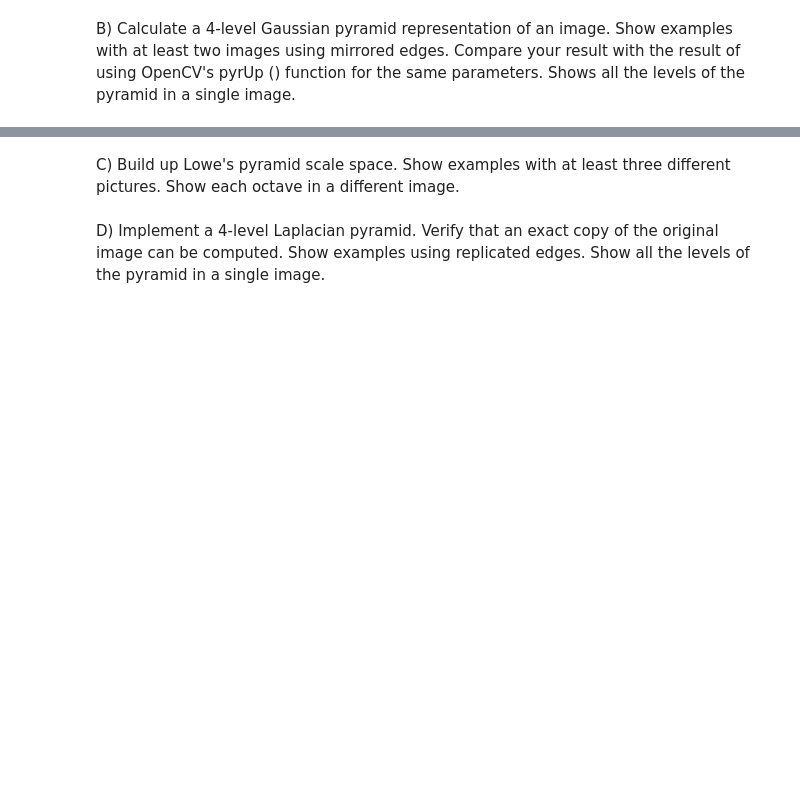
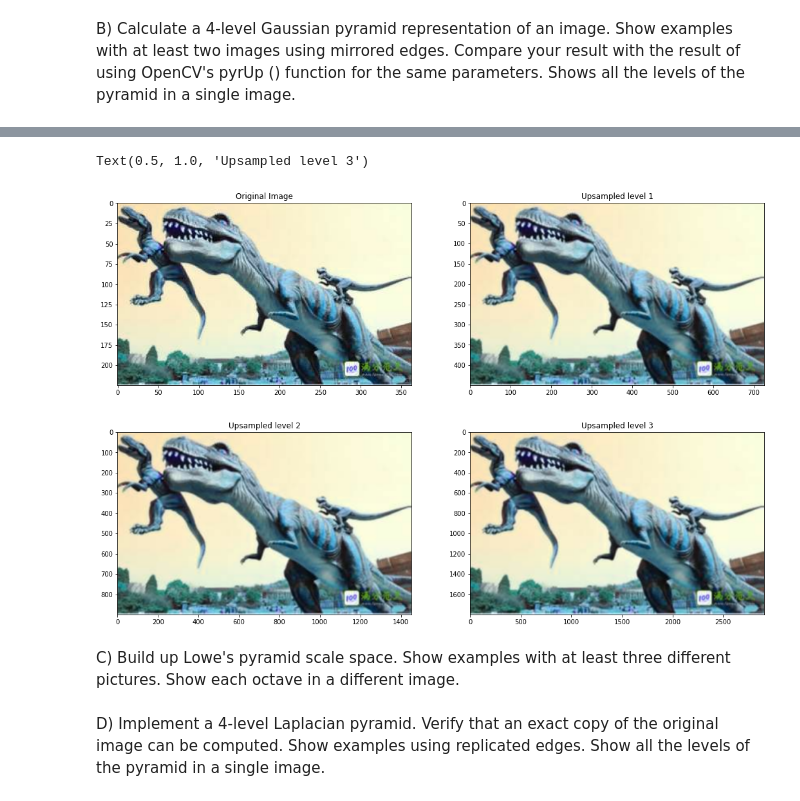
Before and after one commit to RoseSarlake/Computer-Vision, a Jupyter notebook: CV_Assignment1.ipynb, the cells around one changed output, grey strips where cells are left out. Saved outputs shown, nothing was run; the diff lists cells and outputs as text; code cells hidden in the pictures; blank space fills up the shorter version.

```diff
--- a/CV_Assignment1.ipynb
+++ b/CV_Assignment1.ipynb
@@ -368,0 +398,7 @@ B) Calculate a 4-level Gaussian pyramid representation of an image. Show example
+# %%
+def Up_py(img,time):
+  imgset = [img]
+  for i in range(time):
+    new = cv2.pyrUp(imgset[i],cv2.BORDER_REFLECT)
+    imgset.append(new)
+  return imgset
@@ -369,3 +428,23 @@ B) Calculate a 4-level Gaussian pyramid representation of an image. Show example
+# %%
+img2b_py = Up_py(img2a,4)
+
+plt.figure(figsize=(18,12))
+plt.subplot(221)
+plt.imshow(img2b_py[0])
+plt.title('Original Image')
+
+plt.subplot(222)
+plt.imshow(img2b_py[1])
+plt.title('Upsampled level 1')
+plt.subplot(223)
+plt.imshow(img2b_py[2])
+plt.title('Upsampled level 2')
+plt.subplot(224)
+plt.imshow(img2b_py[3])
+plt.title('Upsampled level 3')
+# %% [output]
+Text(0.5, 1.0, 'Upsampled level 3')
+[figure, added]
 # %% [markdown]
 C) Build up Lowe's pyramid scale space. Show examples with at least three different pictures. Show each octave in a different image.
 # %% [markdown]
```
Also changed, not shown: parts of 9 cells of this notebook.
